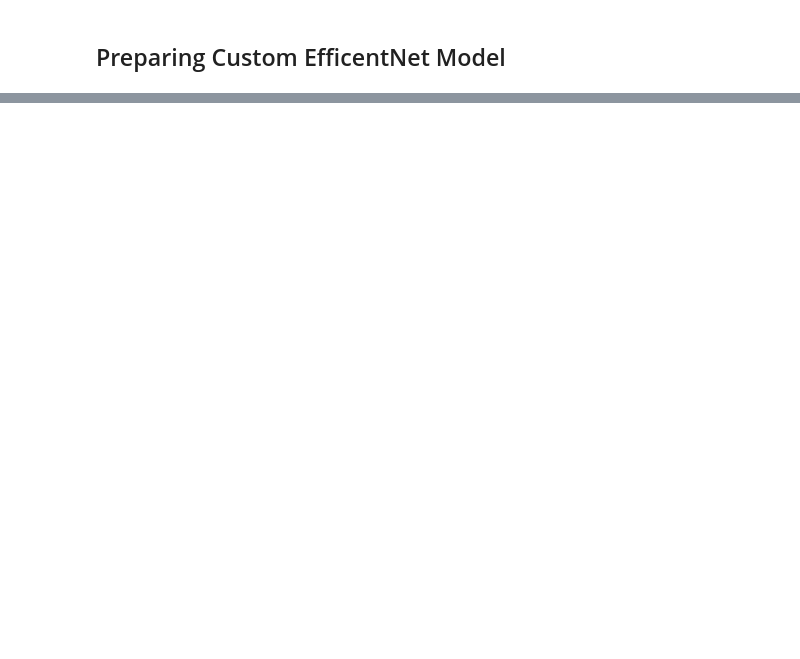
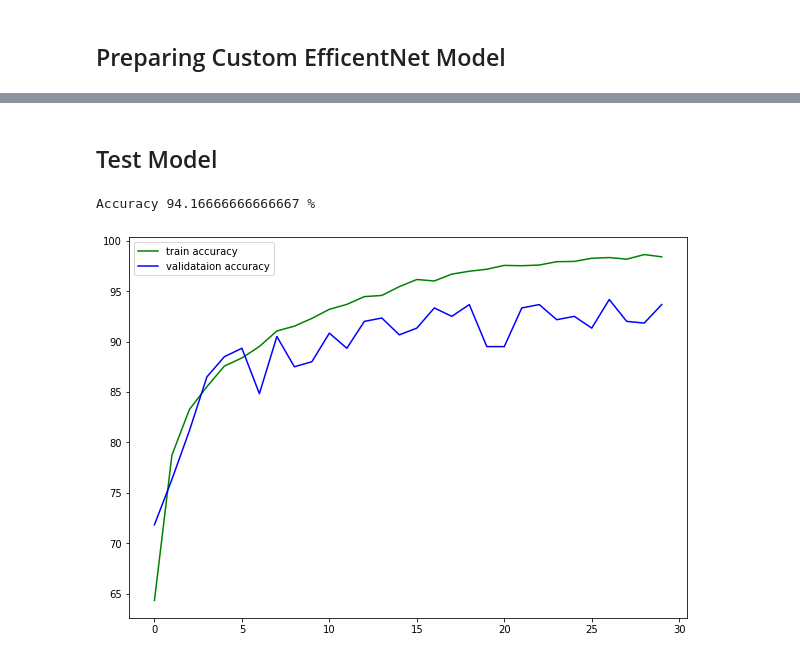
Before and after one commit to sonhm3029/Bad_Guy_Classification_EfficentNet, a Jupyter notebook: main.ipynb, the cells around one changed output, grey strips where cells are left out. Cells and saved outputs as stored; diff of their text form; code cells hidden in the pictures; blank space fills up the shorter version.

```diff
--- a/main.ipynb
+++ b/main.ipynb
@@ -132,7 +178,8 @@ class BadGuyDataset(Dataset):
 ## Hyperparameters
 # %%
 batch_size = 64
-epochs = 100
+epochs = 30
+learning_rate = 1e-3
 # %% [markdown]
 # Import data
 # %%
@@ -226,0 +447,6 @@ class EfficientNet(nn.Module):
+# %%
+model = EfficientNet(num_classes=2, version="b0")
+model = model.to(device)
+# writer.add_graph(model, images)
+
+summary(model, (3, 300, 300))
@@ -226,0 +471,3 @@ class EfficientNet(nn.Module):
+# %%
+optimizer = torch.optim.SGD(model.parameters(), lr=learning_rate, weight_decay=5e-4, momentum=0.9)
+criterion = nn.CrossEntropyLoss()
@@ -226,0 +507,16 @@ class EfficientNet(nn.Module):
+# %%
+train_loss, train_accuracy = [], []
+val_loss, val_accuracy = [], []
+start = time.time()
+
+for epoch in range(epochs):
+    print(f"Epoch {epoch + 1} / {epochs}")
+    train_epoch_loss, train_epoch_accuracy = fit(model, train_loader)
+    val_epoch_loss, val_epoch_accuracy = fit(model, val_loader, isTrain=False)
+    train_loss.append(train_epoch_loss)
+    train_accuracy.append(train_epoch_accuracy)
+    val_loss.append(val_epoch_loss)
+    val_accuracy.append(val_epoch_accuracy)
+    print("-"*10)
+end = time.time()
+print((end-start)/60, 'minutes')
@@ -226,0 +541,28 @@ class EfficientNet(nn.Module):
+# %% [markdown]
+## Test Model
+# %%
+model.eval()
+with torch.no_grad():
+    n_correct = 0
+    n_samples = 0
+    for (image, labels) in test_loader:
+        images, labels = image.to(device), labels.to(device)
+
+        outputs = model(images)
+        _, pred = torch.max(outputs, 1)
+
+        n_correct += (pred == labels).sum().item()
+        n_samples += labels.size(0)
+
+    print(f"Accuracy {n_correct / n_samples * 100} %")
+# %% [output]
+Accuracy 94.16666666666667 %
+# %%
+plt.figure(figsize=(10, 7))
+plt.plot(train_accuracy, color='green', label='train accuracy')
+plt.plot(val_accuracy, color='blue', label='validataion accuracy')
+plt.legend()
+plt.savefig('accuracy.png')
+plt.show()
+# %% [output]
+[figure, added]
```
Also changed, not shown: parts of 15 cells of this notebook, 1 other file.
